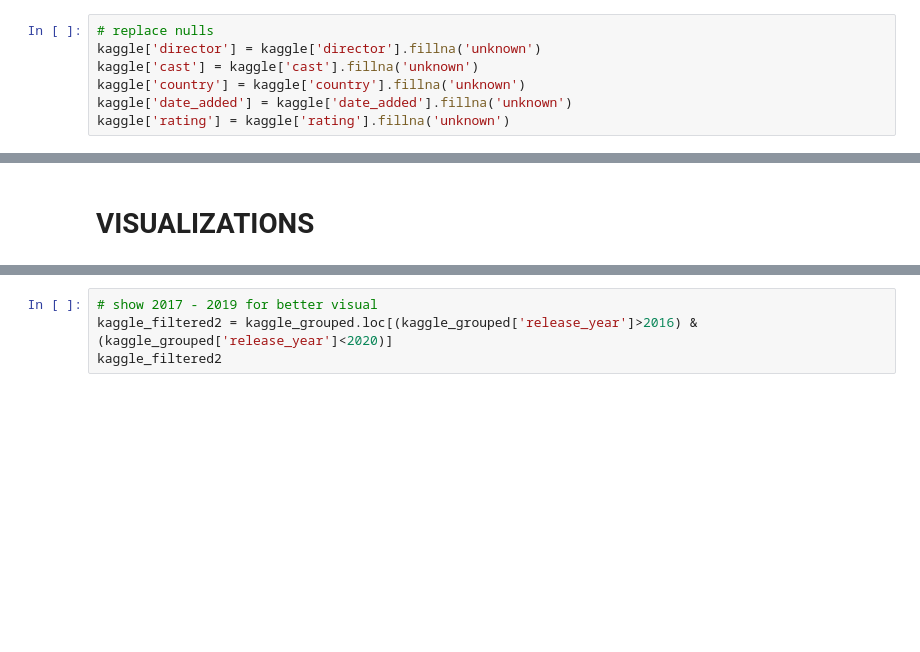
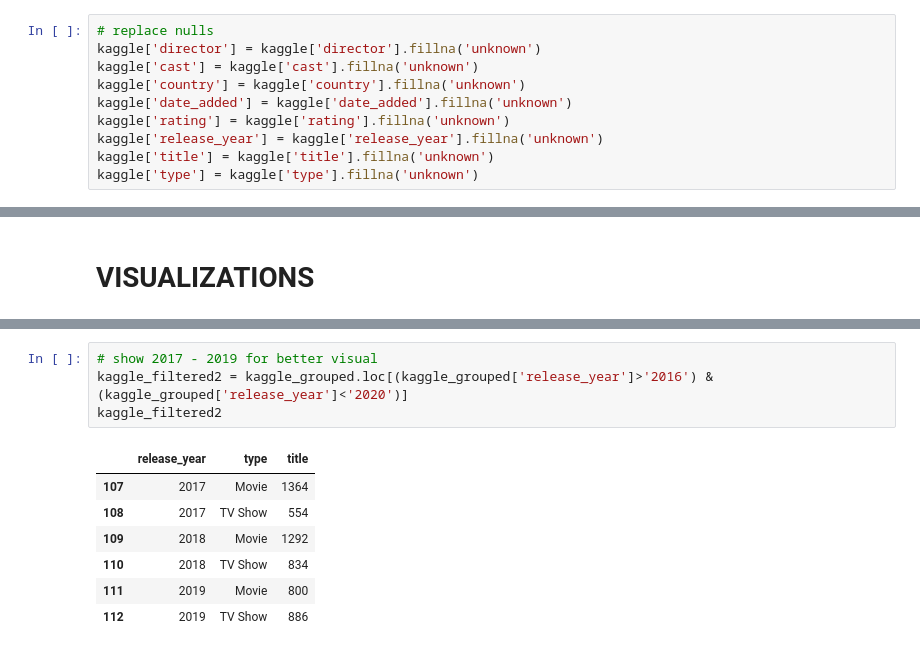
Before and after one commit to learn-co-curriculum/dsc-phase-1-project-online, a Jupyter notebook: WebscrapingPhase1_MJT.ipynb, the cells around one changed output, grey strips where cells are left out. Drawn from its saved outputs; the diff is of its cells as text; blank space fills up the shorter version.

```diff
--- a/WebscrapingPhase1_MJT.ipynb
+++ b/WebscrapingPhase1_MJT.ipynb
@@ -401,6 +476,9 @@ kaggle['cast'] = kaggle['cast'].fillna('unknown')
 kaggle['country'] = kaggle['country'].fillna('unknown')
 kaggle['date_added'] = kaggle['date_added'].fillna('unknown')
 kaggle['rating'] = kaggle['rating'].fillna('unknown')
+kaggle['release_year'] = kaggle['release_year'].fillna('unknown')
+kaggle['title'] = kaggle['title'].fillna('unknown')
+kaggle['type'] = kaggle['type'].fillna('unknown')
 # %%
 # Check nulls were replaced
 kaggle.isna().sum()
@@ -421,7 +534,15 @@ ax = sns.lineplot(x='release_year', y='title', data=kaggle_filtered, hue='type',
 # %%
 # show 2017 - 2019 for better visual
-kaggle_filtered2 = kaggle_grouped.loc[(kaggle_grouped['release_year']>2016) & (kaggle_grouped['release_year']<2020)]
+kaggle_filtered2 = kaggle_grouped.loc[(kaggle_grouped['release_year']>'2016') & (kaggle_grouped['release_year']<'2020')]
 kaggle_filtered2
+# %% [output]
+|  | release_year | type | title |
+| 107 | 2017 | Movie | 1364 |
+| 108 | 2017 | TV Show | 554 |
+| 109 | 2018 | Movie | 1292 |
+| 110 | 2018 | TV Show | 834 |
+| 111 | 2019 | Movie | 800 |
+| 112 | 2019 | TV Show | 886 |
 # %%
 fig,ax = plt.subplots(figsize=(10,6))
 ax.set(xlabel='Year of Release', ylabel='Number of Titles')
```
Also changed, not shown: parts of 13 cells of this notebook.
